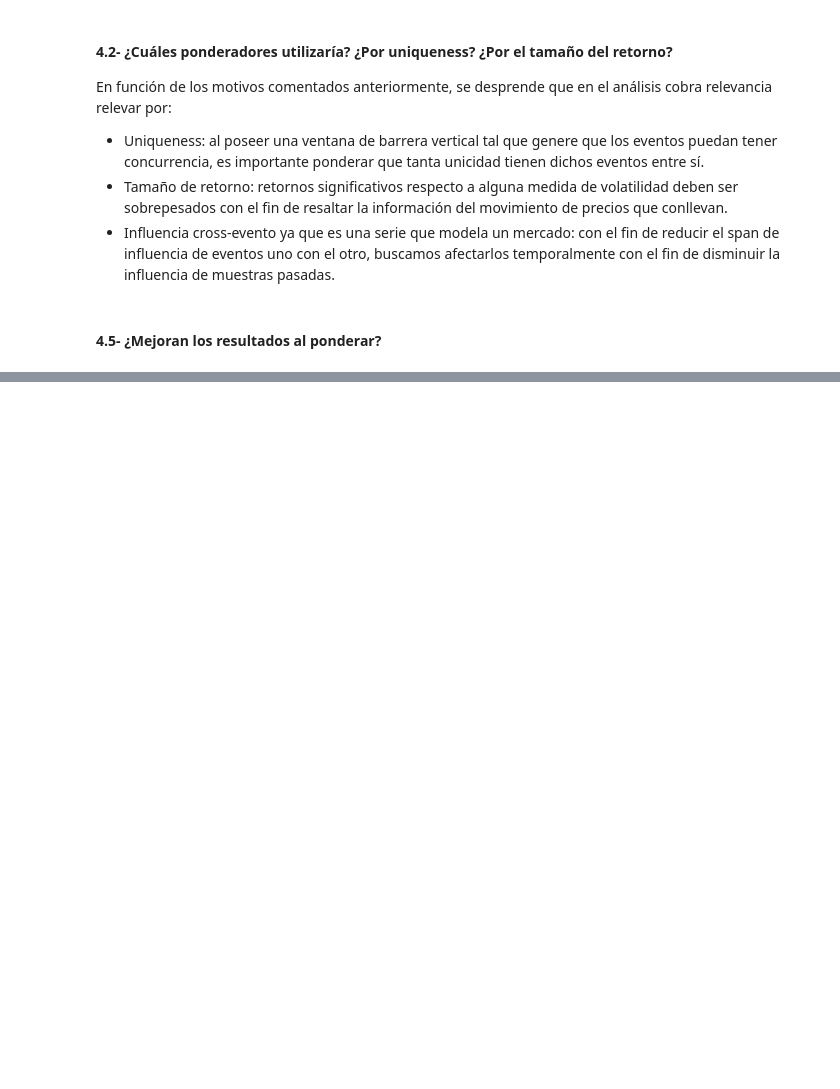
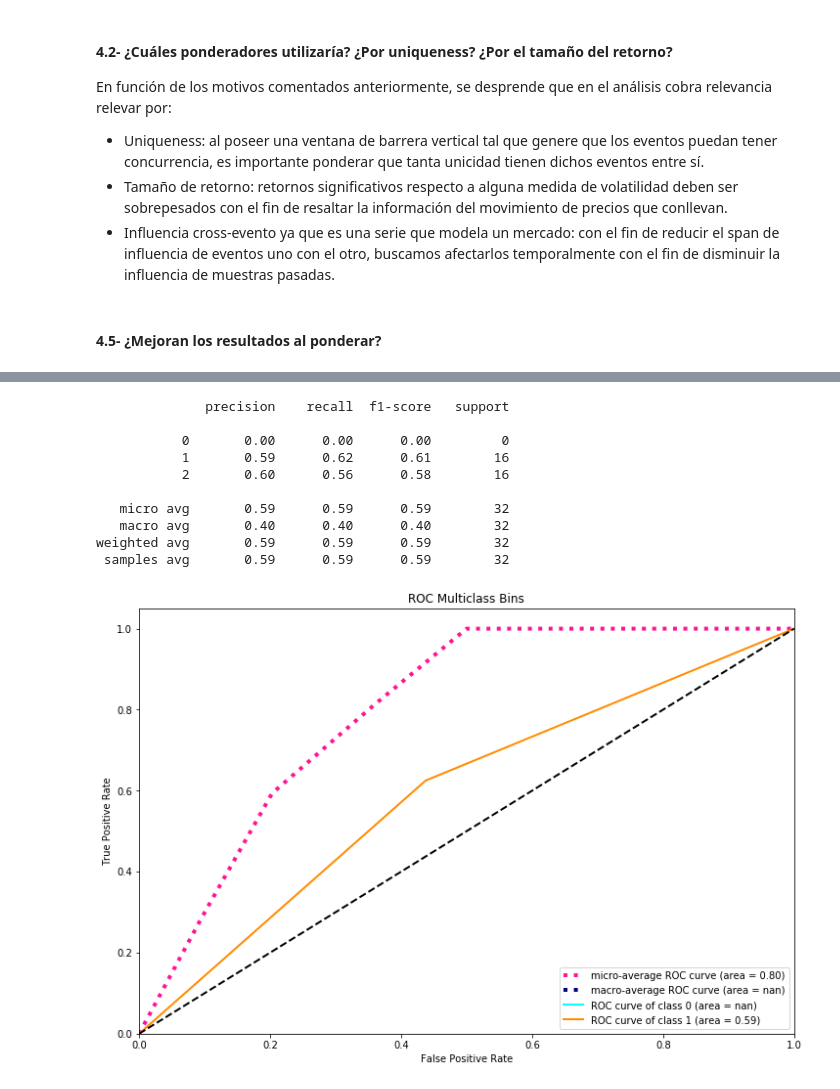
Before and after one commit to agalbachicar/fa_momentum, a Jupyter notebook: src/momentum.ipynb, the cells around one changed output, grey strips where cells are left out. Saved outputs shown, nothing was run; the diff lists cells and outputs as text; code cells hidden in the pictures; blank space fills up the shorter version.

```diff
--- a/src/momentum.ipynb
+++ b/src/momentum.ipynb
@@ -969,0 +1209,27 @@ En función de los motivos comentados anteriormente, se desprende que en el aná
+# %%
+# Generates the Xs and Ys to learn the size.
+X = events.dropna().side.values.reshape(-1,1)
+y = labels.bin.values
+y = label_binarize(y, classes=[-1,0,1])
+X_train, X_test, y_train, y_test = train_test_split(X, y, test_size=0.5, shuffle=False)
+# %%
+# Decision tree classifier + BaggingClassifier
+base_clf = DecisionTreeClassifier(criterion='entropy',max_features='auto',
+                                  class_weight='balanced')
+bc = BaggingClassifier(base_estimator=base_clf,n_estimators=1000,
+                       max_samples=averageUniqueness,max_features=1.,random_state=RANDOM_STATE)
+clf = OneVsRestClassifier(bc)
+fit = clf.fit(X_train,y_train)
+evaluate_multi(X_test, y_test, fit, n_classes=len(np.unique(y)))
+# %% [output]
+              precision    recall  f1-score   support
+
+           0       0.00      0.00      0.00         0
+           1       0.59      0.62      0.61        16
+           2       0.60      0.56      0.58        16
+
+   micro avg       0.59      0.59      0.59        32
+   macro avg       0.40      0.40      0.40        32
+weighted avg       0.59      0.59      0.59        32
+ samples avg       0.59      0.59      0.59        32
+[figure, added]
```
Also changed, not shown: parts of 9 cells of this notebook.
